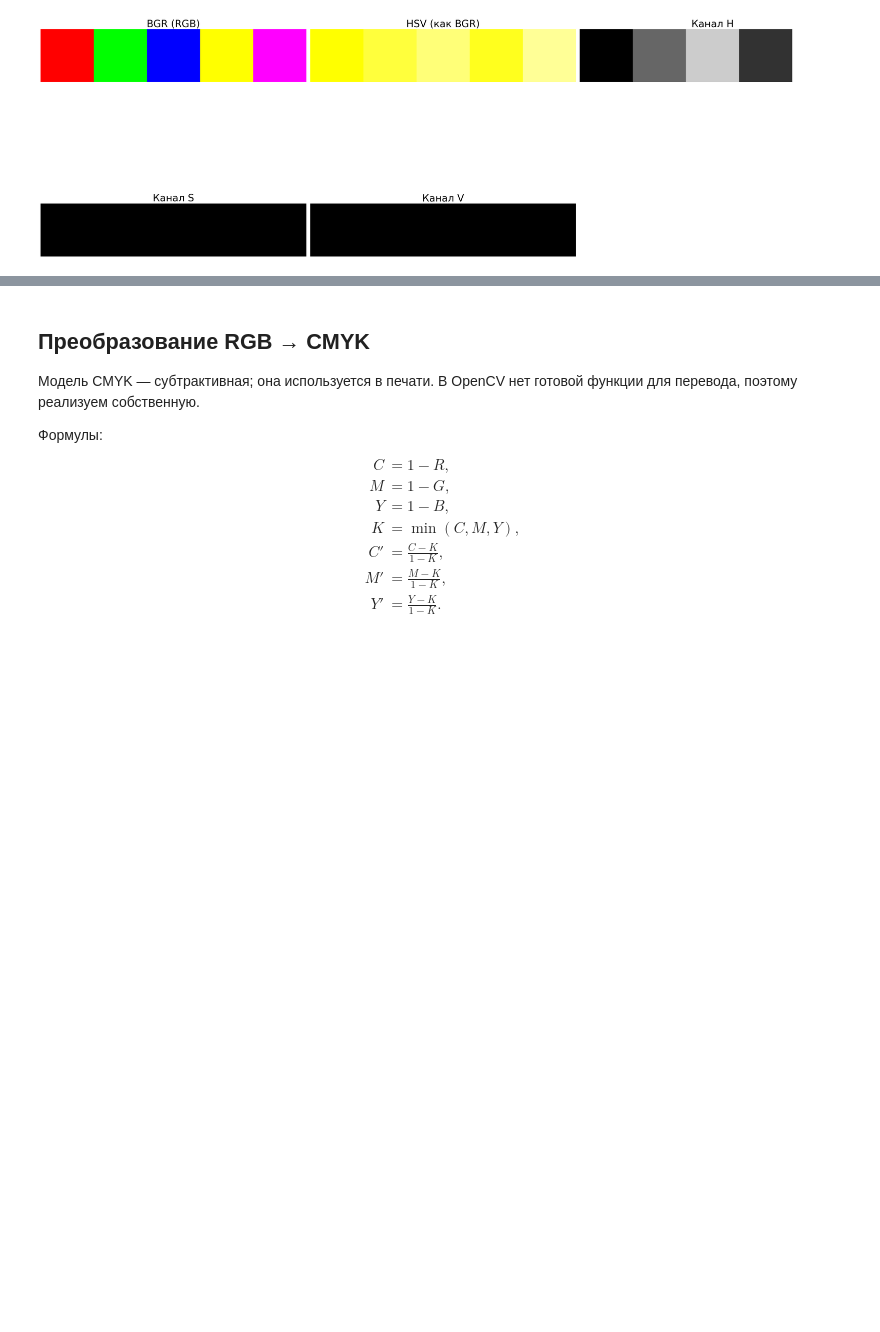
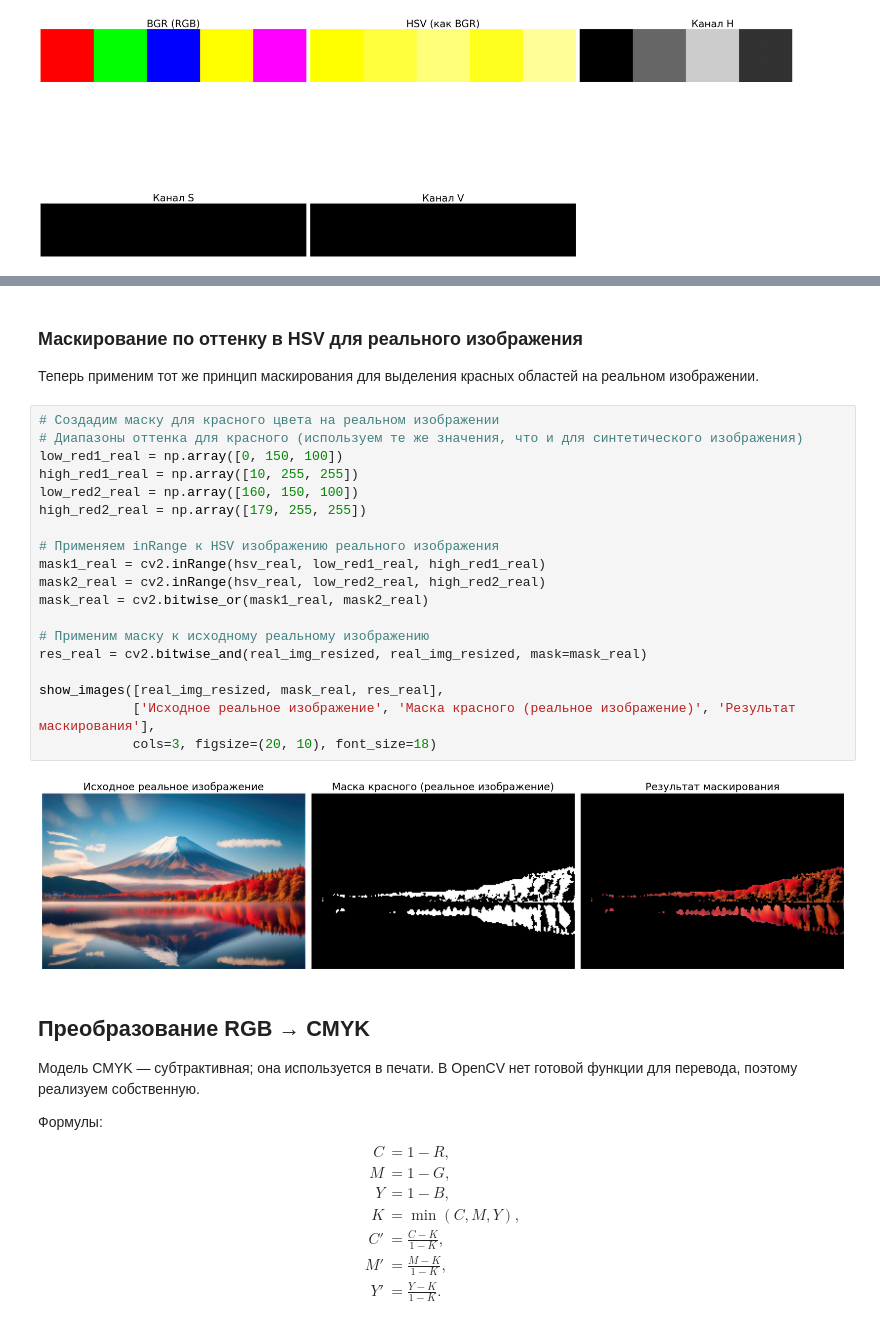
Before and after one commit to Mike030668/cv_course_muiv, a Jupyter notebook: seminars/module01/seminar1_color_spaces.ipynb, the cells around one changed output, grey strips where cells are left out. Drawn from its saved outputs; the diff is of its cells as text; blank space fills up the shorter version.

```diff
--- a/seminars/module01/seminar1_color_spaces.ipynb
+++ b/seminars/module01/seminar1_color_spaces.ipynb
@@ -66,3 +150,28 @@ show_images([img, hsv, h_vis, s_channel, v_channel],
+# %% [markdown]
+### Маскирование по оттенку в HSV для реального изображения
+
+Теперь применим тот же принцип маскирования для выделения красных областей на реальном изображении.
+# %%
+# Создадим маску для красного цвета на реальном изображении
+# Диапазоны оттенка для красного (используем те же значения, что и для синтетического изображения)
+low_red1_real = np.array([0, 150, 100])
+high_red1_real = np.array([10, 255, 255])
+low_red2_real = np.array([160, 150, 100])
+high_red2_real = np.array([179, 255, 255])
+
+# Применяем inRange к HSV изображению реального изображения
+mask1_real = cv2.inRange(hsv_real, low_red1_real, high_red1_real)
+mask2_real = cv2.inRange(hsv_real, low_red2_real, high_red2_real)
+mask_real = cv2.bitwise_or(mask1_real, mask2_real)
+
+# Применим маску к исходному реальному изображению
+res_real = cv2.bitwise_and(real_img_resized, real_img_resized, mask=mask_real)
+
+show_images([real_img_resized, mask_real, res_real],
+            ['Исходное реальное изображение', 'Маска красного (реальное изображение)', 'Результат маскирования'],
+            cols=3, figsize=(20, 10), font_size=18)
+# %% [output]
+[figure, added]
 # %% [markdown]
 ## Преобразование RGB → CMYK
 
```
Also changed, not shown: parts of 7 cells of this notebook, 2 other files.
